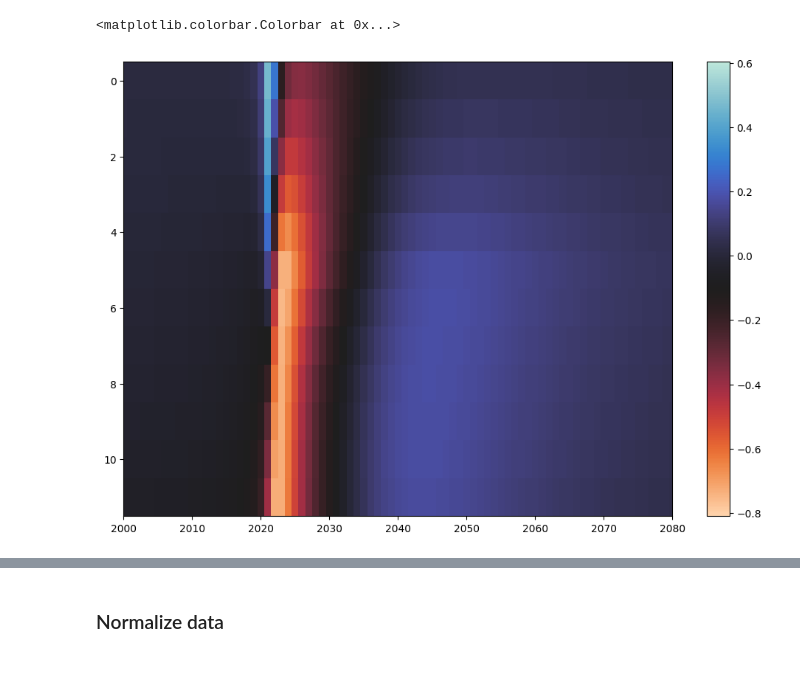
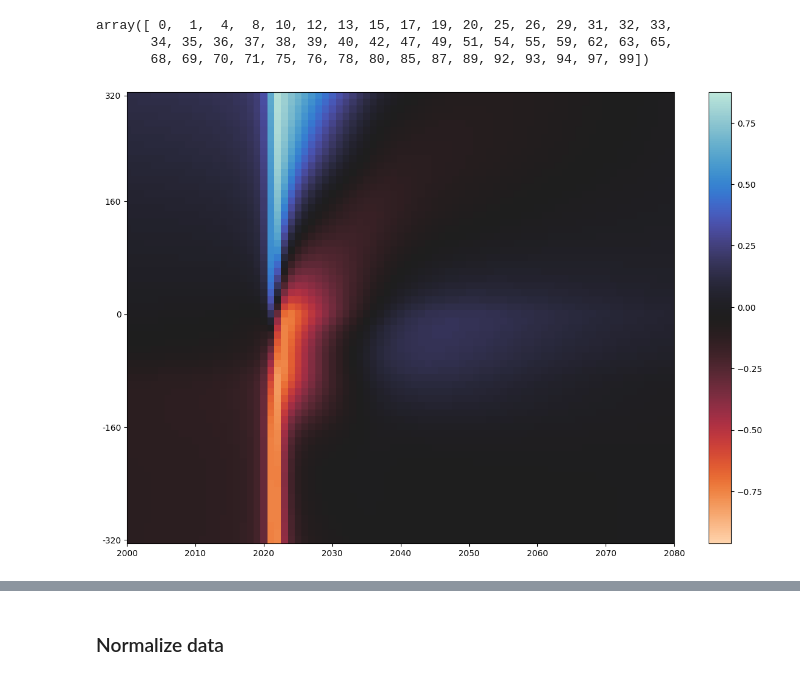
Before and after one commit to kedoxey/PyramidalCellSimulations, a Jupyter notebook: notebooks/figures/plot_linear_probes.ipynb, the cells around one changed output, grey strips where cells are left out. Saved outputs shown, nothing was run; the diff lists cells and outputs as text; code cells hidden in the pictures.

Commit message:
update to notebook to plot EAP kernel for n furthest and closest probes

```diff
--- a/notebooks/figures/plot_linear_probes.ipynb
+++ b/notebooks/figures/plot_linear_probes.ipynb
@@ -7,11 +7,12 @@ import matplotlib.pyplot as plt
 import matplotlib as mpl
 import seaborn as sns
 # %%
-n_probes = 30
+n_probes = 100
 n_channels = 64
+sim_flag = 'probes'
 
-sim_dir = '/home/kedoxey/CRCNS/PyramidalCellSimulations/models/NEURON/NMLCL000073-NEURON/output/LFP_basal'
-sim_label = f'LFP_basal-0nA-50Ex1-1x40Hz-{n_probes}x{n_channels}lp-probes'
+sim_dir = '/home/kedoxey/PyramidalCellSimulations/models/NEURON/NMLCL000073-NEURON/output/LFP_basal'
+sim_label = f'LFP_basal-0nA-50Ex1-1x40Hz-{n_probes}x{n_channels}lp-{sim_flag}'
 
 
 eap_file_path = os.path.join(sim_dir, sim_label, f'{sim_label}-simulated_eaps.pkl')
@@ -69,7 +70,7 @@ def find_n_farthest_probes(probes, n_farthest, max_channel_i = 25):
     print('Farthest probe found at %s microns...'%np.max(distances))
     return np.argsort(distances)[-n_farthest:]  # np.argmax(distances)
 # %%
-closest_probe = find_n_closest_probes(probes, 1, max_channel_i=6)
+closest_probe = find_n_closest_probes(probes, n_probes//2, max_channel_i=n_channels//2)
 closest_probe_df = data_df[data_df.probe_num.isin(closest_probe)]
 closest_probe_df.head()
 # %% [output]
@@ -83,13 +84,27 @@ Closest probe found at 16.70985905589997 microns...
+# %%
+np.unique(closest_probe_df.probe_num)
+# %% [output]
+array([ 0,  1,  4,  8, 10, 12, 13, 15, 17, 19, 20, 25, 26, 29, 31, 32, 33,
+       34, 35, 36, 37, 38, 39, 40, 42, 47, 49, 51, 54, 55, 59, 62, 63, 65,
+       68, 69, 70, 71, 75, 76, 78, 80, 85, 87, 89, 92, 93, 94, 97, 99])
 # %%
-waves = []
-for _, row in closest_probe_df.iterrows():
+avg_waves_close = []
 
-    ve = row.ve
-    amp = np.max(ve) - np.min(ve)
+for channel_num in range(num_channels):
 
-    norm_ve = np.divide(ve, amp)
+    channel_df = closest_probe_df[closest_probe_df.channel_num == channel_num]
 
-    wave = list(norm_ve)
+    waves = []
 
+    for _, row in channel_df.iterrows():
 
-    waves.append(wave)
+        ve = row.ve
+        amp = np.max(ve) - np.min(ve)
+        norm_ve = np.divide(ve, amp)
+        wave = list(norm_ve)
+        waves.append(wave)
+
+    waves = np.array(waves)
+    channel_avg = np.average(waves, 0)
+
+    avg_waves_close.append(channel_avg)
@@ -98,9 +111,14 @@ icefire_cmap = sns.color_palette("icefire_r", as_cmap=True)
 # %%
+icefire_cmap = sns.color_palette("icefire_r", as_cmap=True)
+
 fig, axs = plt.subplots(1,1, figsize=(12,8))
-im = axs.imshow(waves, interpolation='nearest', aspect='auto', cmap=icefire_cmap)
-axs.set_xlim([2000,2080])
+im = axs.imshow(avg_waves_close, interpolation='nearest', aspect='auto', cmap=icefire_cmap)
+axs.set_xlim([2000, 2080])
+axs.set_yticks([0, 15, 31, 47, 63])
+axs.set_yticklabels([320, 160, 0, -160, -320])
 fig.colorbar(im)
+fig.tight_layout()
+fig.savefig(os.path.join(sim_dir, sim_label, 'closest_probes.png'), dpi=300)
 # %% [output]
-<matplotlib.colorbar.Colorbar at 0x...>
-[figure, old version]
+[figure, new version]
 # %%
```
Also changed, not shown: parts of 8 cells of this notebook, 2 other files.
